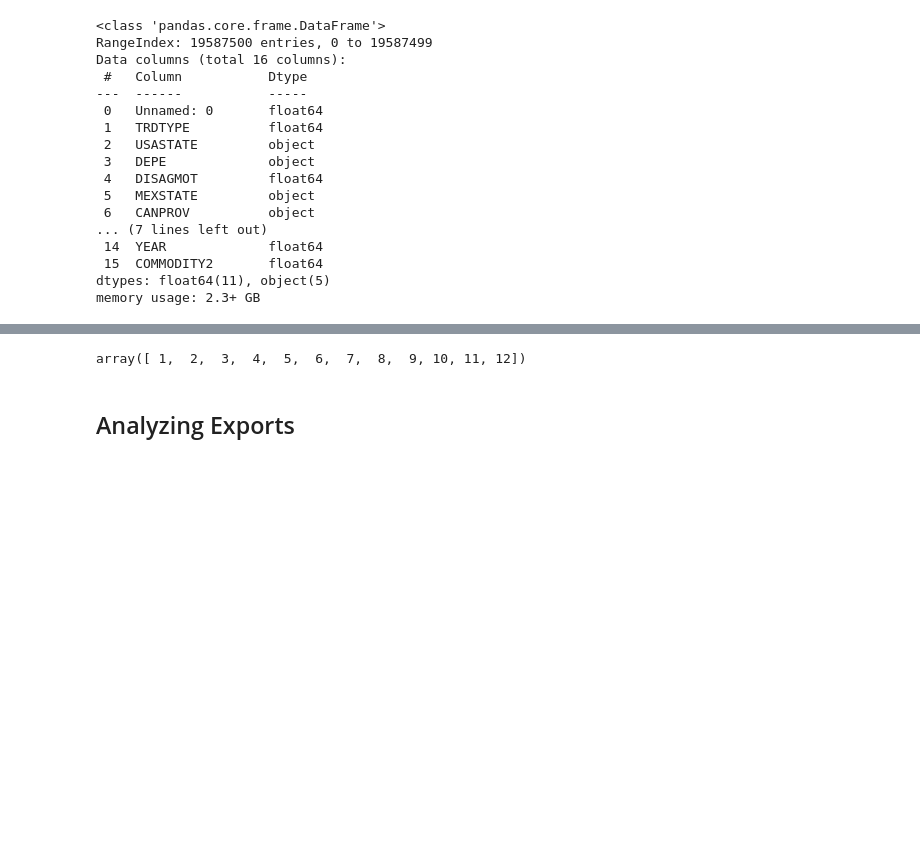
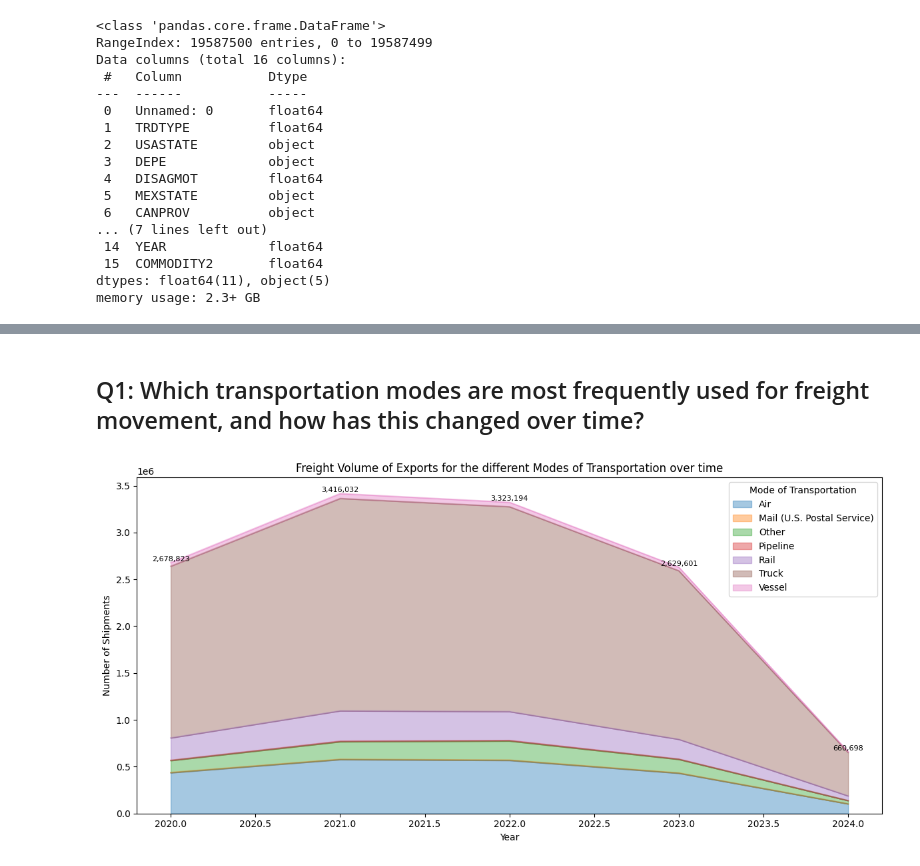
Before and after one commit to 02sagoe/TransBorderFreight_Data_Analysis, a Jupyter notebook: main.ipynb, the cells around one changed output, grey strips where cells are left out. Drawn from its saved outputs; the diff is of its cells as text; code cells hidden in the pictures; blank space fills up the shorter version.

```diff
--- a/main.ipynb
+++ b/main.ipynb
@@ -190,9 +129,5 @@ array([1, 2, 3, 4])
-# %%
-data['MONTH'].unique()
-# %% [output]
-array([ 1,  2,  3,  4,  5,  6,  7,  8,  9, 10, 11, 12])
 # %%
 data['COUNTRY'] =  data['COUNTRY'].astype(np.int64)
 data['COUNTRY_NAME'] = data['COUNTRY'].apply(lambda x: 'Canada' if x == 1220 else 'Mexico')
-# %% [markdown]
-## Analyzing Exports
+# %% [markdown]
+## Q1: Which transportation modes are most frequently used for freight movement, and how has this changed over time?
@@ -198,0 +149,27 @@ data['COUNTRY_NAME'] = data['COUNTRY'].apply(lambda x: 'Canada' if x == 1220 els
+# %%
+filtered_data = data[data['TRDTYPE'] == 1]
+filtered_data = filtered_data.groupby(['YEAR', 'TRANSPORT_MODE']).size().unstack(fill_value=0)
+
+plt.figure(figsize=(12, 6))
+filtered_data.plot(kind='area', stacked=True, alpha=0.4, ax=plt.gca())
+plt.title('Freight Volume of Exports for the different Modes of Transportation over time')
+plt.xlabel('Year')
+plt.ylabel('Number of Shipments')
+plt.legend(title='Mode of Transportation')
+plt.tight_layout()
+
+# Get the current axes
+ax = plt.gca()
+
+# Get the x and y coordinates of the stacked areas
+x_coords = filtered_data.index
+y_coords = filtered_data.values
+
+# Add text labels at the top of each stack
+for i in range(len(x_coords)):
+    total_value = sum(y_coords[i])
+    ax.text(x_coords[i], total_value, f'{total_value:,}', ha='center', va='bottom', fontsize=8)
+
+plt.show()
+# %% [output]
+[figure, added]
```
Also changed, not shown: parts of 76 cells of this notebook.
